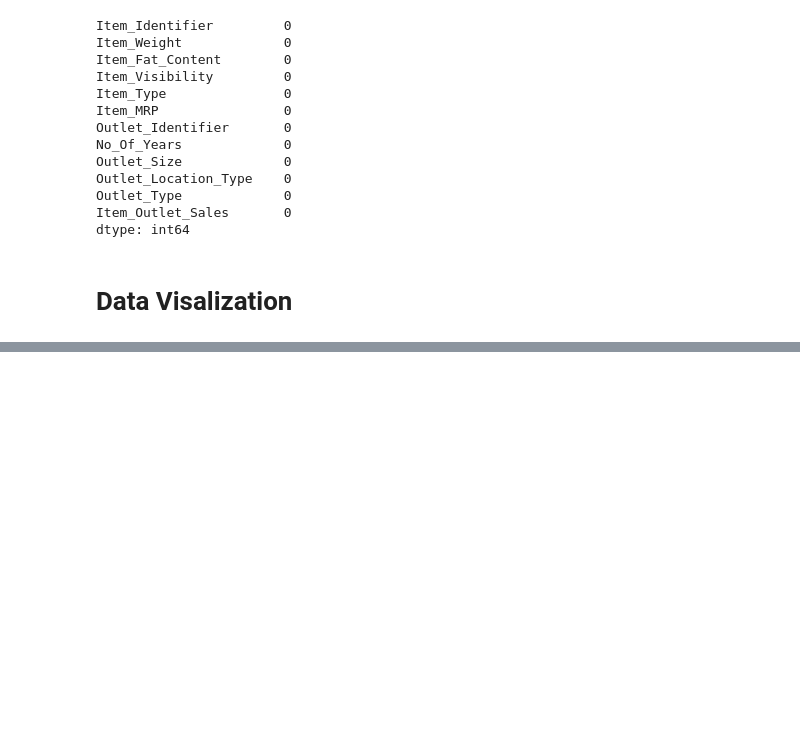
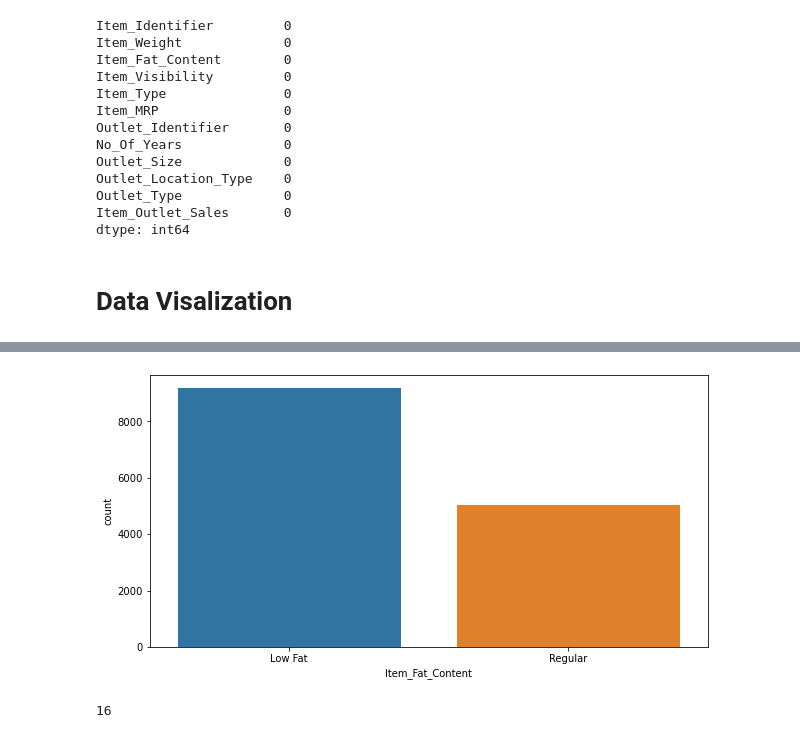
Before and after one commit to rajeshdiu/Big-Mart-Data-Analysis, a Jupyter notebook: Big Mart Sales Prediction.ipynb, the cells around one changed output, grey strips where cells are left out. Drawn from its saved outputs; the diff is of its cells as text; code cells hidden in the pictures; blank space fills up the shorter version.

```diff
--- a/Big Mart Sales Prediction.ipynb
+++ b/Big Mart Sales Prediction.ipynb
@@ -409,0 +389,10 @@ plt.show()
+# %%
+plt.subplots(figsize = (10,5))
+sns.countplot(x='Item_Fat_Content', data=data)
+plt.show()
+# %% [output]
+[figure, added]
+# %%
+data["Item_Type"].nunique()
+# %% [output]
+16
```
Also changed, not shown: parts of 36 cells of this notebook.
